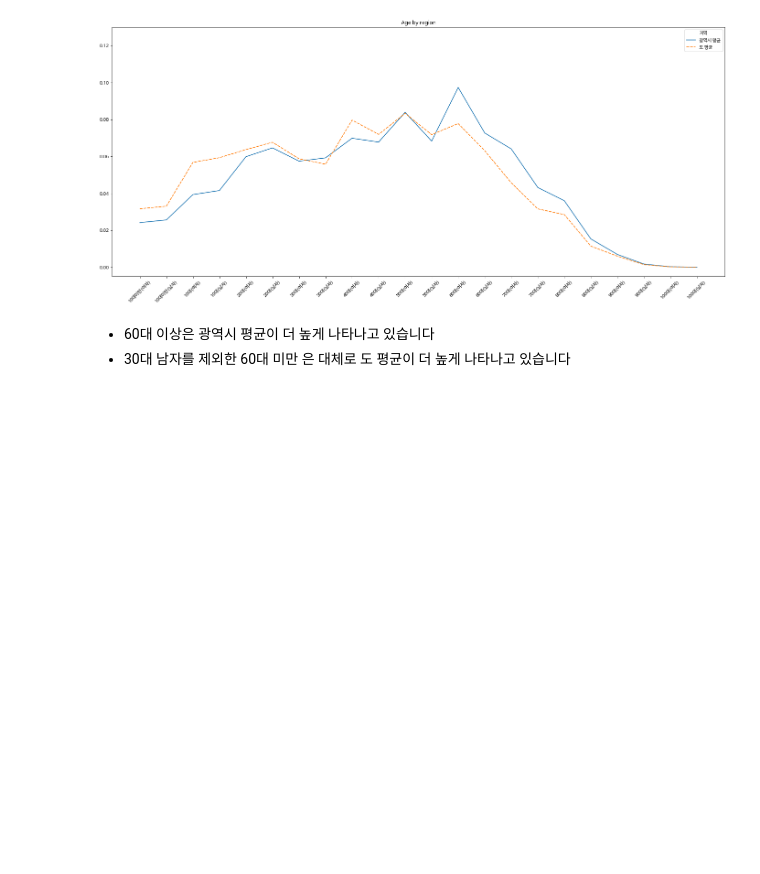
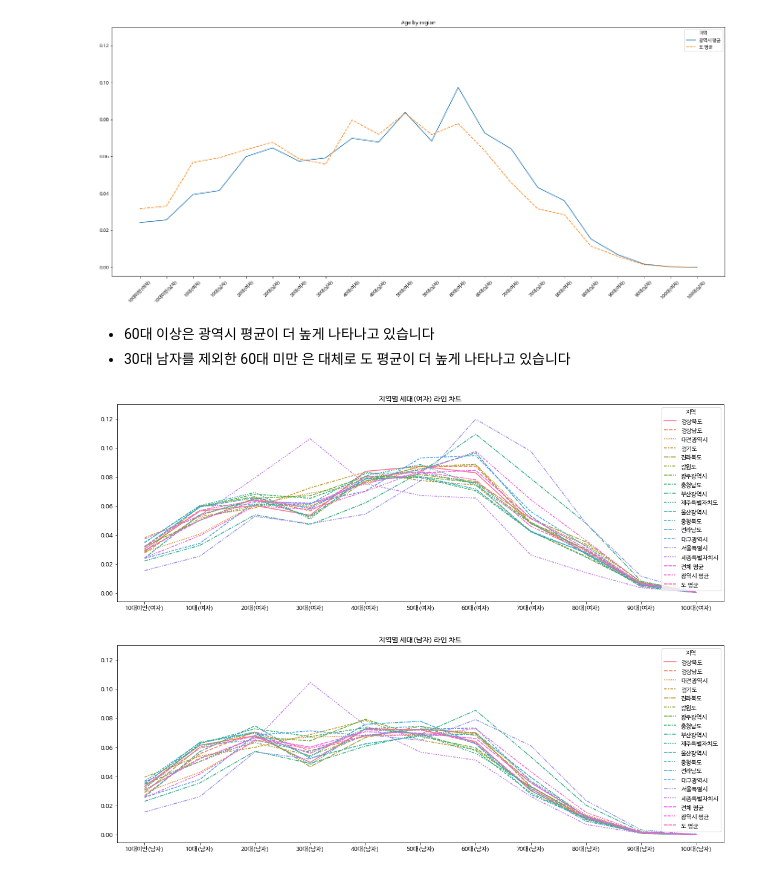
Before and after one commit to doo52oh/Dacon, a Jupyter notebook: Predict_Parking_Demand/주차수요_예측_경진대회_EDA.ipynb, the cells around one changed output. Drawn from its saved outputs; the diff is of its cells as text; code cells hidden in the pictures; blank space fills up the shorter version.

```diff
--- a/Predict_Parking_Demand/주차수요_예측_경진대회_EDA.ipynb
+++ b/Predict_Parking_Demand/주차수요_예측_경진대회_EDA.ipynb
@@ -265,3 +287,18 @@ plt.show()
 # %% [markdown]
 * 60대 이상은 광역시 평균이 더 높게 나타나고 있습니다
 * 30대 남자를 제외한 60대 미만 은 대체로 도 평균이 더 높게 나타나고 있습니다
+# %%
+fig = plt.figure(figsize = (18, 6))
+sns.lineplot(data=region.loc[:, region.columns.str.contains('여자')].T)
+plt.title('지역별 세대(여자) 라인 차트')
+plt.ylim(top=0.13)
+plt.show()
+
+fig = plt.figure(figsize = (18, 6))
+sns.lineplot(data=region.loc[:, region.columns.str.contains('남자')].T)
+plt.title('지역별 세대(남자) 라인 차트')
+plt.ylim(top=0.13)
+plt.show()
+# %% [output]
+[figure, added]
+[figure, added]
```
Also changed, not shown: parts of 128 cells of this notebook.
